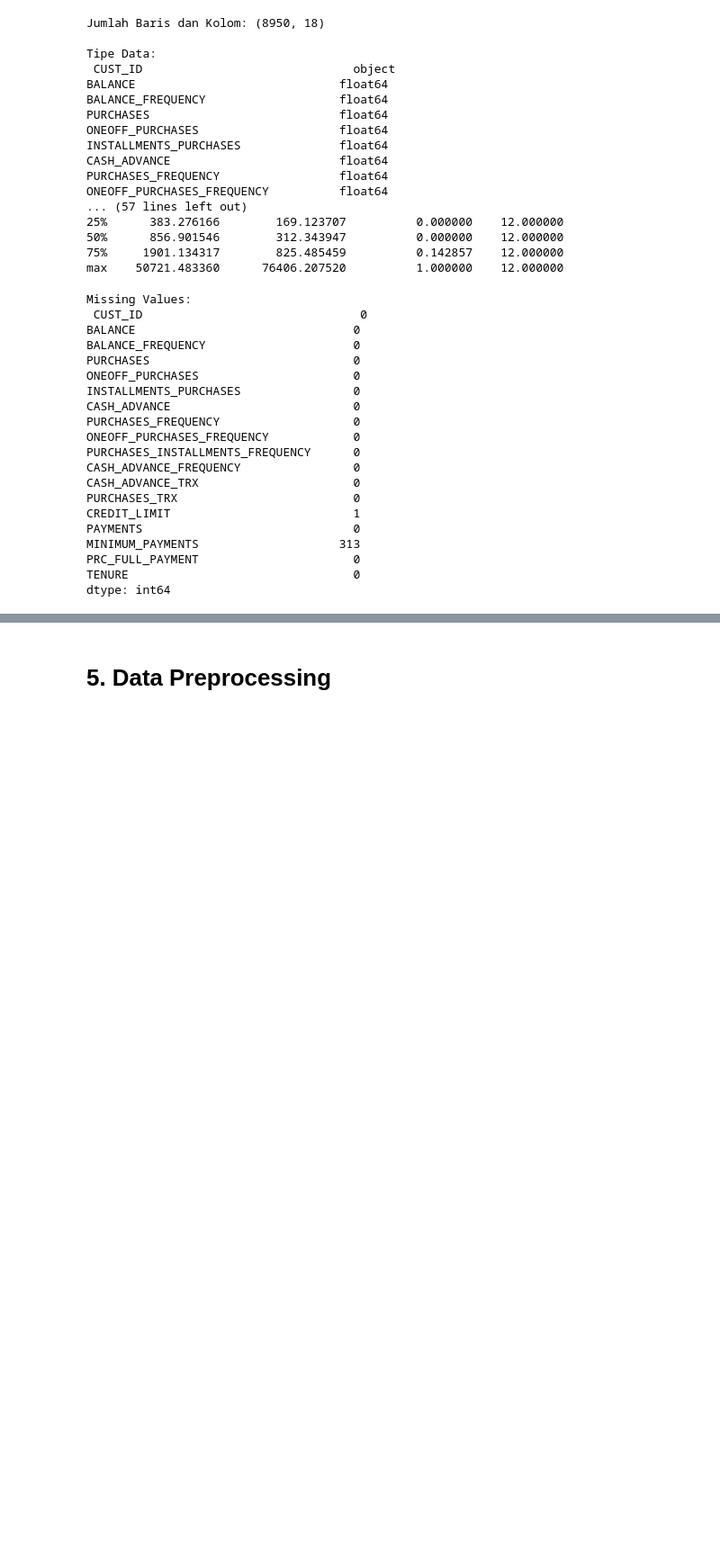
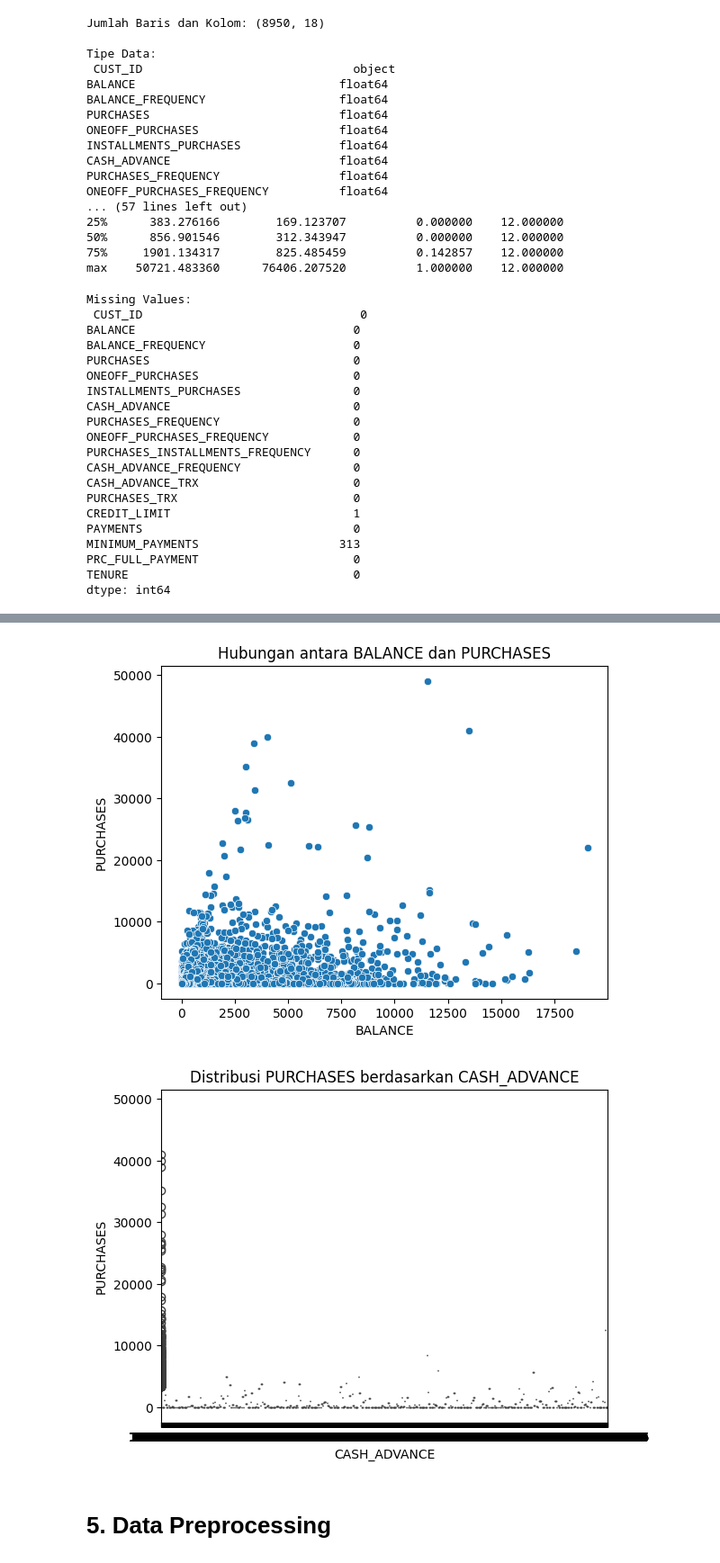
Before and after one commit to ikbalirawan/Machine-Learning-Submission, a Jupyter notebook: [Clustering]_Submission_Akhir_BMLP_Muhamad Ikbal Irawan.ipynb, the cells around one changed output, grey strips where cells are left out. Shown: that part at 90% size. Drawn from its saved outputs; the diff is of its cells as text; code cells hidden in the pictures; blank space fills up the shorter version.

```diff
--- a/[Clustering]_Submission_Akhir_BMLP_Muhamad Ikbal Irawan.ipynb
+++ b/[Clustering]_Submission_Akhir_BMLP_Muhamad Ikbal Irawan.ipynb
@@ -114,3 +127,14 @@ dtype: int64
+# %%
+sns.scatterplot(data=df, x='BALANCE', y='PURCHASES')
+plt.title('Hubungan antara BALANCE dan PURCHASES')
+plt.show()
+
+sns.boxplot(data=df, x='CASH_ADVANCE', y='PURCHASES')
+plt.title('Distribusi PURCHASES berdasarkan CASH_ADVANCE')
+plt.show()
+# %% [output]
+[figure, added]
+[figure, added]
 # %% [markdown]
 # **5. Data Preprocessing**
 # %% [markdown]
```
Also changed, not shown: parts of 5 cells of this notebook.
